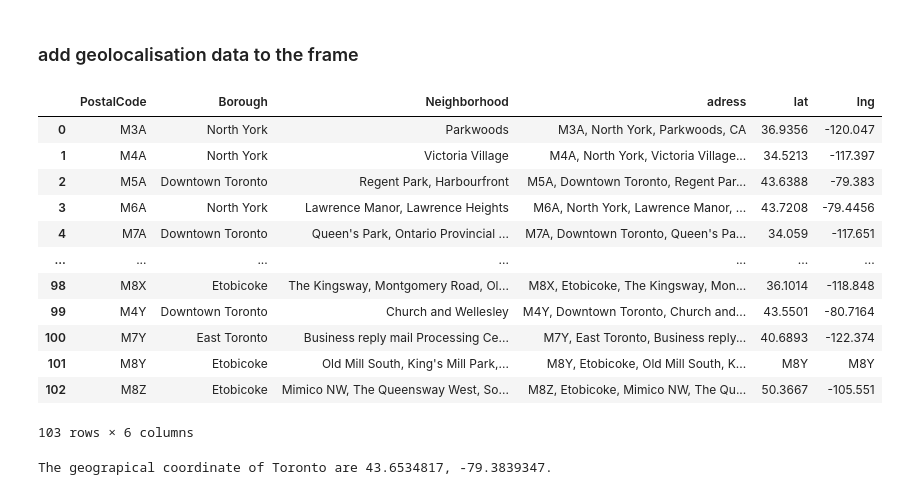
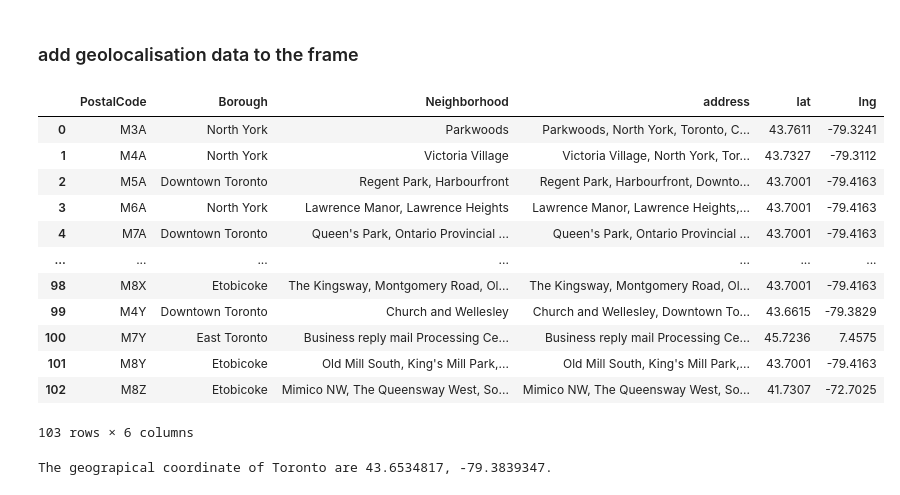
Before and after one commit to rezzix/Capstone-Project, a Jupyter notebook: Toronto_neighbourhood_segmentation.ipynb, the cells around one changed output. Cells and saved outputs as stored; diff of their text form; code cells hidden in the pictures.

```diff
--- a/Toronto_neighbourhood_segmentation.ipynb
+++ b/Toronto_neighbourhood_segmentation.ipynb
@@ -86,37 +86,37 @@ what is your opencage api key : ··········
 # %% [markdown]
 ### add geolocalisation data to the frame
 # %%
-neighb_df['adress'] = neighb_df['PostalCode'] + ', ' + neighb_df['Borough'] +', ' + neighb_df['Neighborhood']+', CA'
+neighb_df['address'] = neighb_df['Neighborhood'] + ', ' + neighb_df['Borough']+', Toronto, Canada'
 #
 neighb_df['lat'] = neighb_df['PostalCode']
 neighb_df['lng'] = neighb_df['PostalCode']
 
 #neighb_df_tst = neighb_df.head(3)
 
 #neighb_df_tst['coordinates']=neighb_df_tst['adress'].apply(geocoder.osm).apply(lambda x: x.latlng if x != None else None)
 
 for index, row in neighb_df.iterrows():
-  latlng = geocoder.opencage(row['adress'], key=opencage_api_key).latlng
+  latlng = geocoder.opencage(row['address'], key=opencage_api_key).latlng
   #print (row['adress'], geocoder.opencage(repr(row['adress']), key=opencage_api_key).latlng)
   if (latlng is not None) :
     row['lat'], row['lng'] = latlng[0], latlng[1]
 
 neighb_df
 #neighb_df['lat'] = geocoder.osm(neighb_df['adress']).lat
 #geocoder.osm('M3A, Parkwoods, North York, CA').latlng
 # %% [output]
-|  | PostalCode | Borough | Neighborhood | adress | lat | lng |
-| 0 | M3A | North York | Parkwoods | M3A, North York, Parkwoods, CA | 36.9356 | -120.047 |
-| 1 | M4A | North York | Victoria Village | M4A, North York, Victoria Village... | 34.5213 | -117.397 |
-| 2 | M5A | Downtown Toronto | Regent Park, Harbourfront | M5A, Downtown Toronto, Regent Par... | 43.6388 | -79.383 |
-| 3 | M6A | North York | Lawrence Manor, Lawrence Heights | M6A, North York, Lawrence Manor, ... | 43.7208 | -79.4456 |
-| 4 | M7A | Downtown Toronto | Queen's Park, Ontario Provincial ... | M7A, Downtown Toronto, Queen's Pa... | 34.059 | -117.651 |
+|  | PostalCode | Borough | Neighborhood | address | lat | lng |
+| 0 | M3A | North York | Parkwoods | Parkwoods, North York, Toronto, C... | 43.7611 | -79.3241 |
+| 1 | M4A | North York | Victoria Village | Victoria Village, North York, Tor... | 43.7327 | -79.3112 |
+| 2 | M5A | Downtown Toronto | Regent Park, Harbourfront | Regent Park, Harbourfront, Downto... | 43.7001 | -79.4163 |
+| 3 | M6A | North York | Lawrence Manor, Lawrence Heights | Lawrence Manor, Lawrence Heights,... | 43.7001 | -79.4163 |
+| 4 | M7A | Downtown Toronto | Queen's Park, Ontario Provincial ... | Queen's Park, Ontario Provincial ... | 43.7001 | -79.4163 |
 | ... | ... | ... | ... | ... | ... | ... |
-| 98 | M8X | Etobicoke | The Kingsway, Montgomery Road, Ol... | M8X, Etobicoke, The Kingsway, Mon... | 36.1014 | -118.848 |
-| 99 | M4Y | Downtown Toronto | Church and Wellesley | M4Y, Downtown Toronto, Church and... | 43.5501 | -80.7164 |
-| 100 | M7Y | East Toronto | Business reply mail Processing Ce... | M7Y, East Toronto, Business reply... | 40.6893 | -122.374 |
-| 101 | M8Y | Etobicoke | Old Mill South, King's Mill Park,... | M8Y, Etobicoke, Old Mill South, K... | M8Y | M8Y |
-| 102 | M8Z | Etobicoke | Mimico NW, The Queensway West, So... | M8Z, Etobicoke, Mimico NW, The Qu... | 50.3667 | -105.551 |
+| 98 | M8X | Etobicoke | The Kingsway, Montgomery Road, Ol... | The Kingsway, Montgomery Road, Ol... | 43.7001 | -79.4163 |
+| 99 | M4Y | Downtown Toronto | Church and Wellesley | Church and Wellesley, Downtown To... | 43.6615 | -79.3829 |
+| 100 | M7Y | East Toronto | Business reply mail Processing Ce... | Business reply mail Processing Ce... | 45.7236 | 7.4575 |
+| 101 | M8Y | Etobicoke | Old Mill South, King's Mill Park,... | Old Mill South, King's Mill Park,... | 43.7001 | -79.4163 |
+| 102 | M8Z | Etobicoke | Mimico NW, The Queensway West, So... | Mimico NW, The Queensway West, So... | 41.7307 | -72.7025 |
 103 rows × 6 columns
 # %%
 address = 'Toronto, CA'
```
Also changed, not shown: parts of 9 cells of this notebook.
